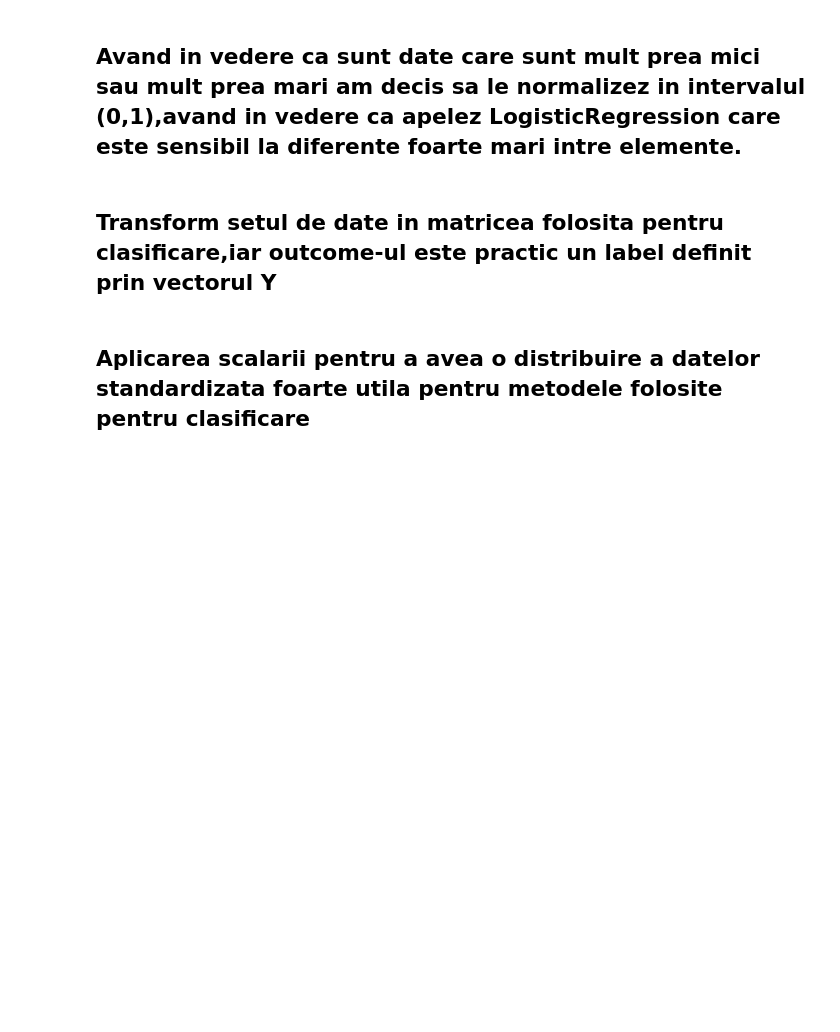
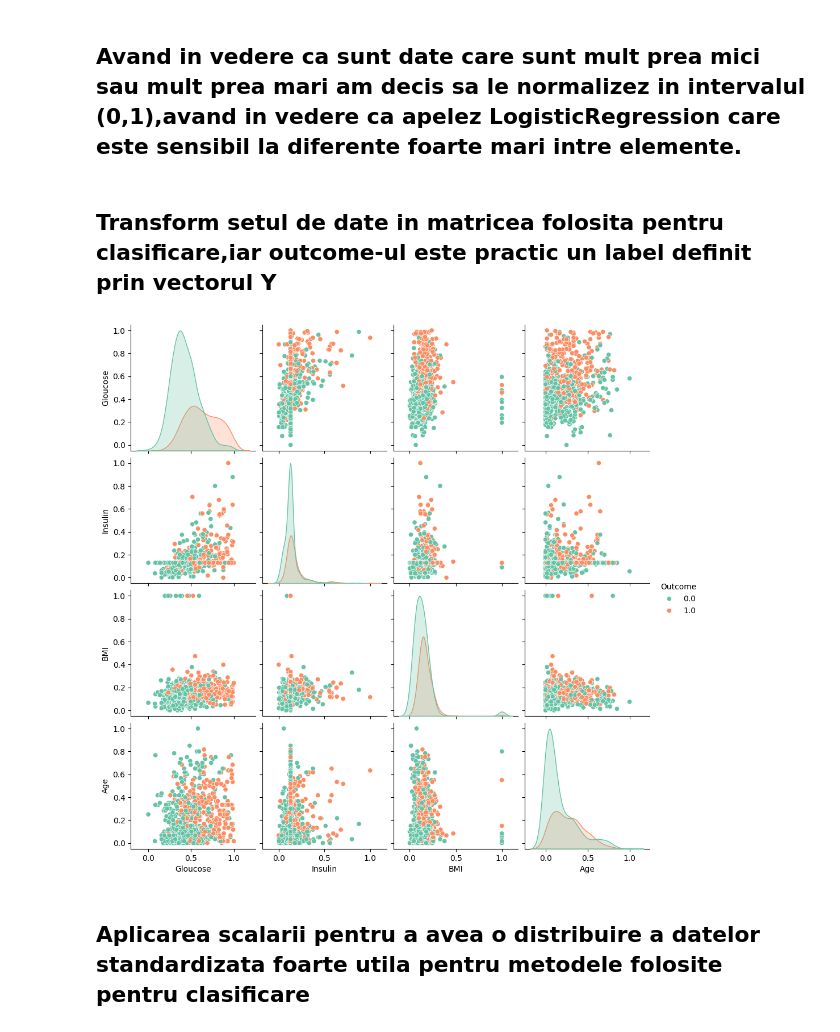
Before and after one commit to deniz2104/Breast-Cancer-Prediciton, a Jupyter notebook: Diabetes_Prediction.ipynb, the cells around one changed output. Drawn from its saved outputs; the diff is of its cells as text; code cells hidden in the pictures; blank space fills up the shorter version.

```diff
--- a/Diabetes_Prediction.ipynb
+++ b/Diabetes_Prediction.ipynb
@@ -144,6 +145,13 @@ dataset = pd.DataFrame(dataset_scaled)
 # %%
 X = dataset.iloc[:, [1, 4, 5, 7]].values
 Y = dataset.iloc[:, 8].values
+data = dataset.iloc[:, [1, 4, 5, 7, 8]]
+data.columns = ['Gloucose', 'Insulin', 'BMI', 'Age', 'Outcome']
+
+sns.pairplot(data, hue='Outcome', diag_kind='kde', palette='Set2')
+plt.show()
+# %% [output]
+[figure, added]
 # %% [markdown]
 ## Aplicarea scalarii pentru a avea o distribuire a datelor standardizata foarte utila pentru metodele folosite pentru clasificare
 # %%
```
Also changed, not shown: parts of 7 cells of this notebook, 1 other file.
